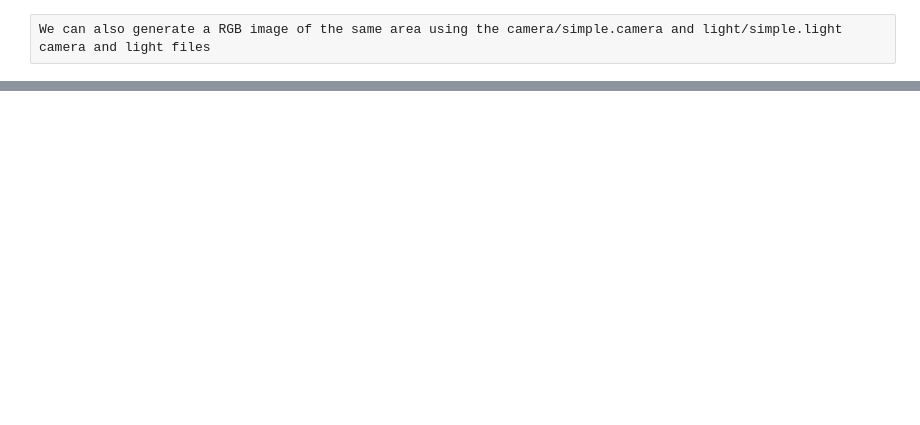
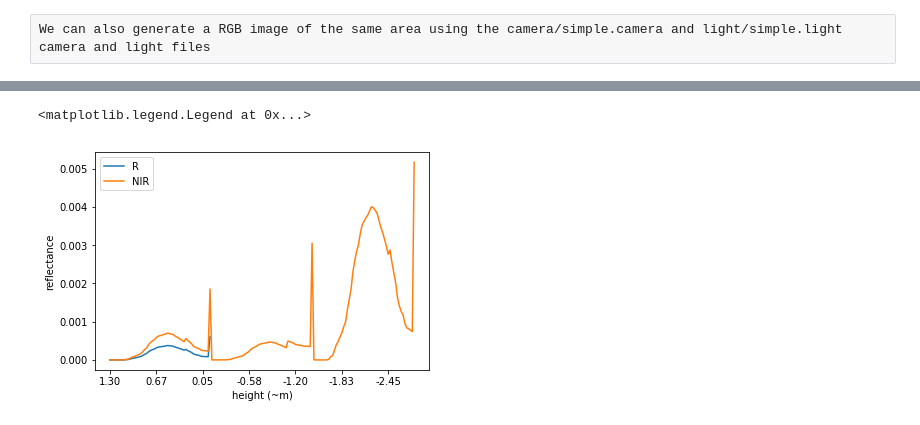
Before and after one commit to armstonj/librat_in_jupyter, a Jupyter notebook: 4.3_simulating_airborne_lidar_over_a_larger_scene.ipynb, the cells around one changed output, grey strips where cells are left out. Drawn from its saved outputs; the diff is of its cells as text; code cells hidden in the pictures; blank space fills up the shorter version.

```diff
--- a/4.3_simulating_airborne_lidar_over_a_larger_scene.ipynb
+++ b/4.3_simulating_airborne_lidar_over_a_larger_scene.ipynb
@@ -97,9 +110,12 @@ read_header('{}.hips'.format(oname))
 # %%
 refl = np.loadtxt('output/shrubs.lidar.dat.direct')
 ax = plt.subplot(111)
-ax.plot(refl[:nBins+2, 1:].mean(axis=1), label='R')
-ax.plot(refl[nBins+2:, 1:].mean(axis=1), label='NIR')
+ax.plot(refl[:int(nBins+2), 1:].mean(axis=1), label='R')
+ax.plot(refl[int(nBins+2):, 1:].mean(axis=1), label='NIR')
 ax.set_xticklabels(['{:.2f}'.format(v) for v in MAX - (ax.get_xticks() * .05) / 2])
 ax.set_xlabel('height (~m)')
 ax.set_ylabel('reflectance')
 ax.legend(loc='best')
+# %% [output]
+<matplotlib.legend.Legend at 0x...>
+[figure, added]
```
Also changed, not shown: parts of 6 cells of this notebook, 13 other files.
